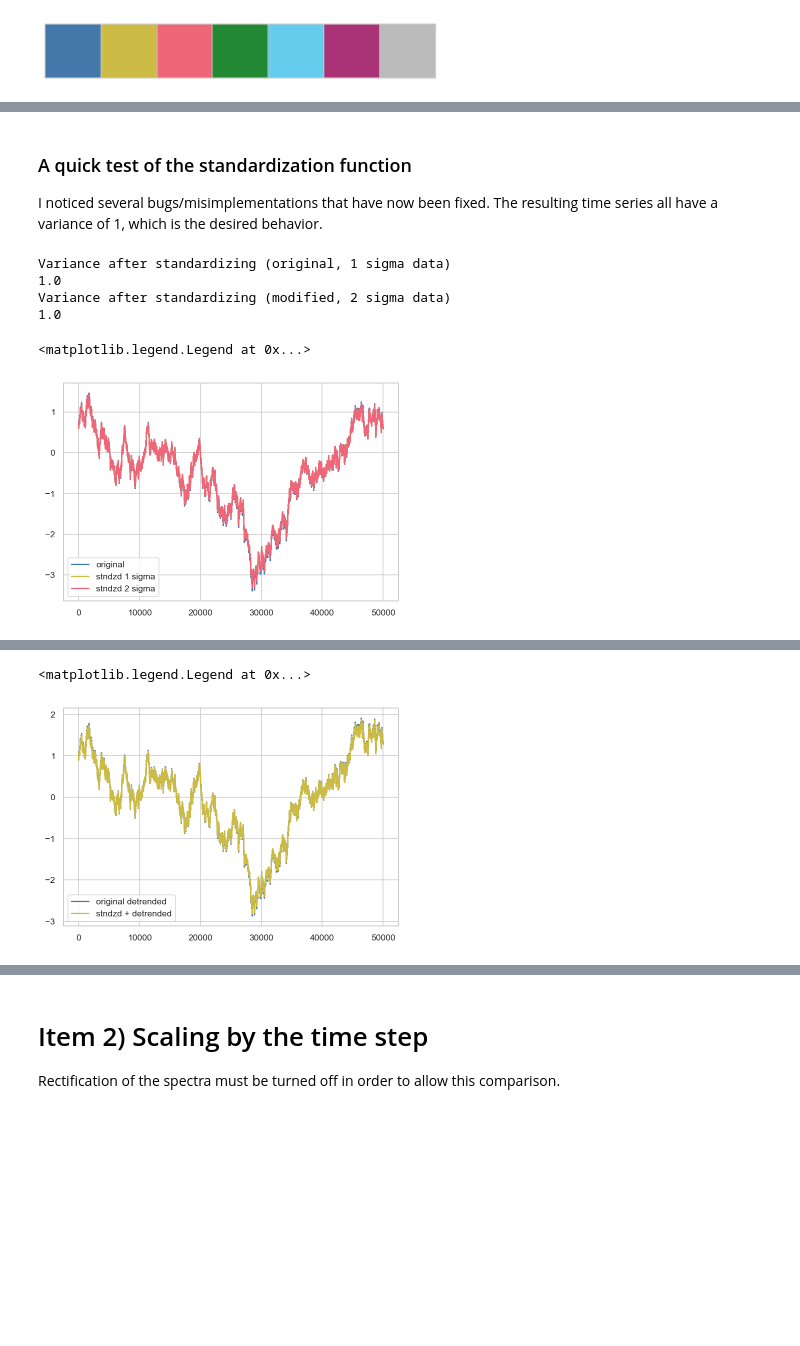
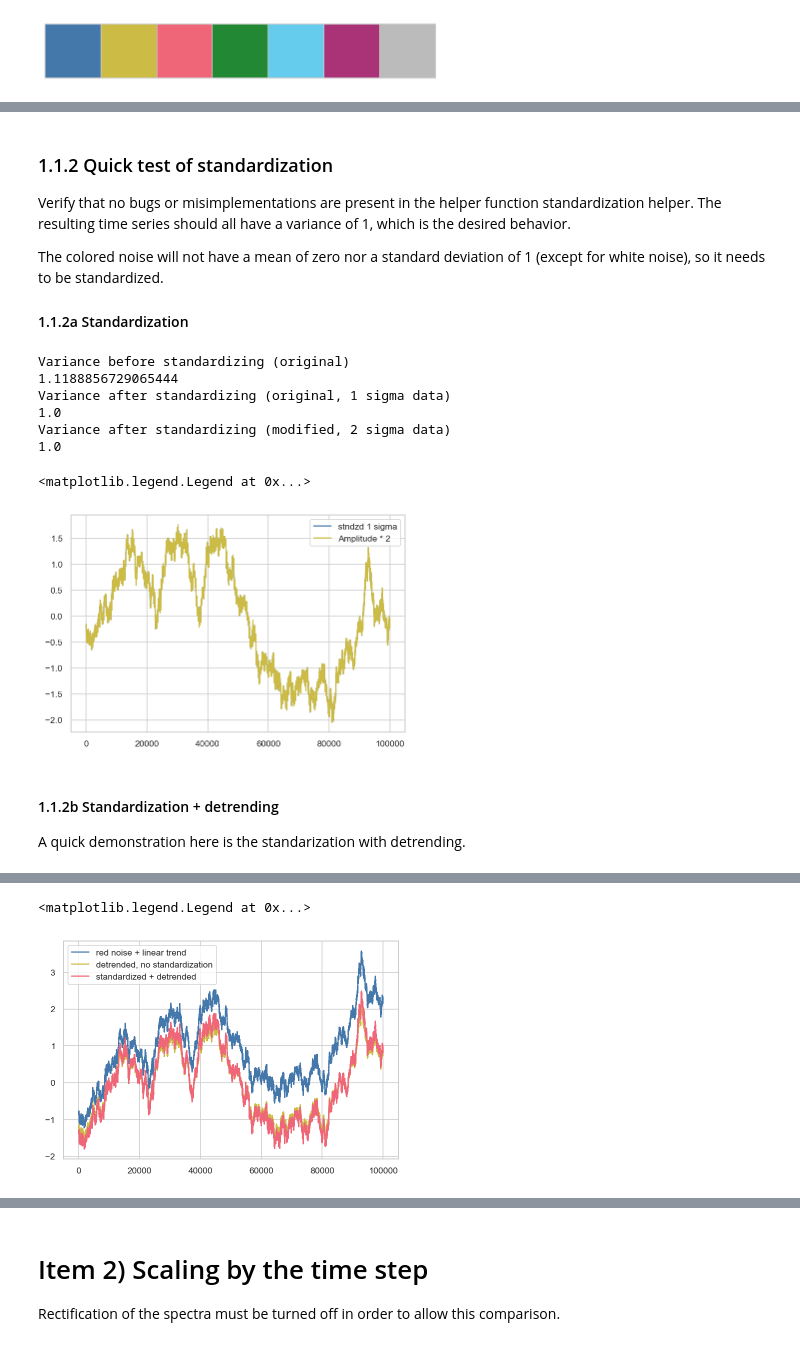
Before and after one commit to klapo/wavelet-recipes, a Jupyter notebook: notebooks/wavelet-normalization.ipynb, the cells around one changed output, grey strips where cells are left out. Saved outputs shown, nothing was run; the diff lists cells and outputs as text; code cells hidden in the pictures; blank space fills up the shorter version.

```diff
--- a/notebooks/wavelet-normalization.ipynb
+++ b/notebooks/wavelet-normalization.ipynb
@@ -63,20 +66,21 @@ Note: these are generated to have the properties of an "infinitely" long sampled
 # %%
-beta = 1 # the exponent
-N = 50000 # number of samples to generate
+N = 100000 # number of samples to generate
 y_white = cn.powerlaw_psd_gaussian(0, N)
 y_pink = cn.powerlaw_psd_gaussian(1, N)
 y_red = cn.powerlaw_psd_gaussian(2, N)
 
-# optionally plot the Power Spectral Density with Matplotlib
+# Plot the Power Spectral Density with Matplotlib
 from matplotlib import mlab
-s, f = mlab.psd(y_white, NFFT=2**11)
+s, f = mlab.psd(y_white, NFFT=2**13)
 plt.loglog(f, s, label='white')
 
-s, f = mlab.psd(y_pink, NFFT=2**11)
+s, f = mlab.psd(y_pink, NFFT=2**13)
 plt.loglog(f, s, label='pink')
 
-s, f = mlab.psd(y_red, NFFT=2**11)
+s, f = mlab.psd(y_red, NFFT=2**13)
 plt.loglog(f, s, label='red')
+
+# Format the plot
 plt.gca().legend()
 plt.gca().set_ylabel('Power (-)')
 plt.gca().set_xlabel('Frequency (Hz)')
@@ -87,40 +91,52 @@ Text(0.5, 1.0, 'Colored noise for anlaysis')
 # %% [markdown]
-### A quick test of the standardization function
+### 1.1.2 Quick test of standardization
 
-I noticed several bugs/misimplementations that have now been fixed. The resulting time series all have a variance of 1, which is the desired behavior.
+Verify that no bugs or misimplementations are present in the helper function standardization helper. The resulting time series should all have a variance of 1, which is the desired behavior.
+
+The colored noise will not have a mean of zero nor a standard deviation of 1 (except for white noise), so it needs to be standardized.
+
+#### 1.1.2a Standardization
 # %%
 signal = y_red
 plt.figure()
-plt.plot(signal, label='original')
+print('Variance before standardizing (original)')
+print(np.std(signal) ** 2)
 
-signal_norm = cwt_stat.standardize(signal, **{'standardize': True, 'detrend': False})
+signal_norm = cwt_stat.standardize(signal, **{'standardize': True, 'detrend': False, 'remove_mean': True})
 plt.plot(signal_norm, label='stndzd 1 sigma')
 print('Variance after standardizing (original, 1 sigma data)')
 print(np.std(signal_norm) ** 2)
 
-signal_norm = cwt_stat.standardize(signal * 2, **{'standardize': True, 'detrend': False})
-plt.plot(signal_norm, label='stndzd 2 sigma')
+signal_norm = cwt_stat.standardize(signal * 2, **{'standardize': True, 'detrend': False, 'remove_mean': True})
+plt.plot(signal_norm, label='Amplitude * 2')
 print('Variance after standardizing (modified, 2 sigma data)')
 print(np.std(signal_norm) ** 2)
 plt.gca().legend()
 # %% [output]
+Variance before standardizing (original)
+1.1188856729065444
 Variance after standardizing (original, 1 sigma data)
 1.0
 Variance after standardizing (modified, 2 sigma data)
 1.0
 <matplotlib.legend.Legend at 0x...>
-[figure, old version]
+[figure, new version]
+# %% [markdown]
+#### 1.1.2b Standardization + detrending
+
+A quick demonstration here is the standarization with detrending.
 # %%
-signal = y_red
+signal = y_red + np.arange(N) / N * 3 - 1
 plt.figure()
+plt.plot(signal, label='red noise + linear trend')
 
 signal_norm = cwt_stat.standardize(signal, **{'standardize': False, 'detrend': True})
-plt.plot(signal_norm, label='original detrended')
+plt.plot(signal_norm, label='detrended, no standardization')
 print('Incorrect variance (no standardization after detrending)')
 print(np.std(signal_norm) ** 2)
 
 signal_norm = cwt_stat.standardize(signal, **{'standardize': True, 'detrend': True})
-plt.plot(signal_norm, label='stndzd + detrended')
+plt.plot(signal_norm, label='standardized + detrended')
 print('Correct variance (standardizing after detrending)')
 print(np.std(signal_norm) ** 2)
 plt.gca().legend()
@@ -132,2 +148,2 @@ Correct variance (standardizing after detrending)
 <matplotlib.legend.Legend at 0x...>
-[figure, old version]
+[figure, new version]
```
Also changed, not shown: parts of 7 cells of this notebook, 1 other file.
